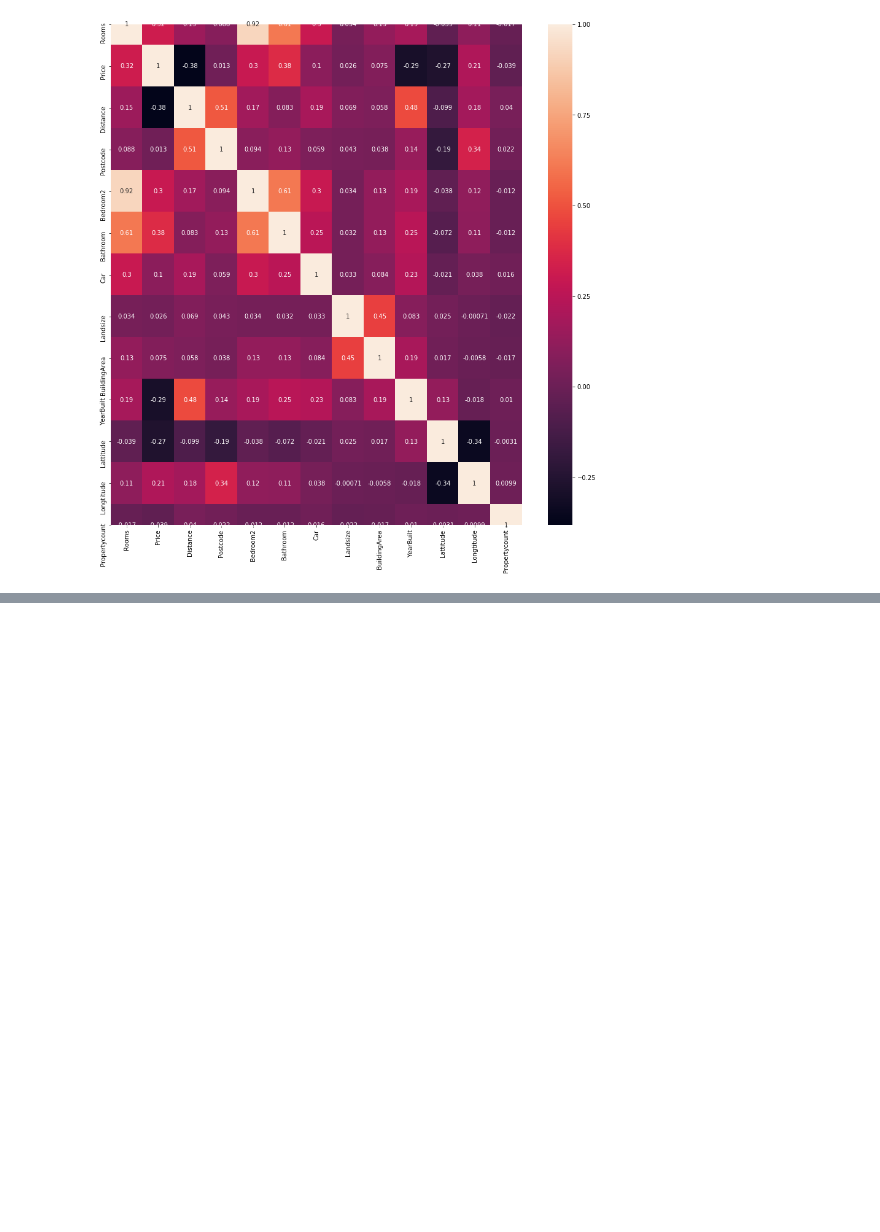
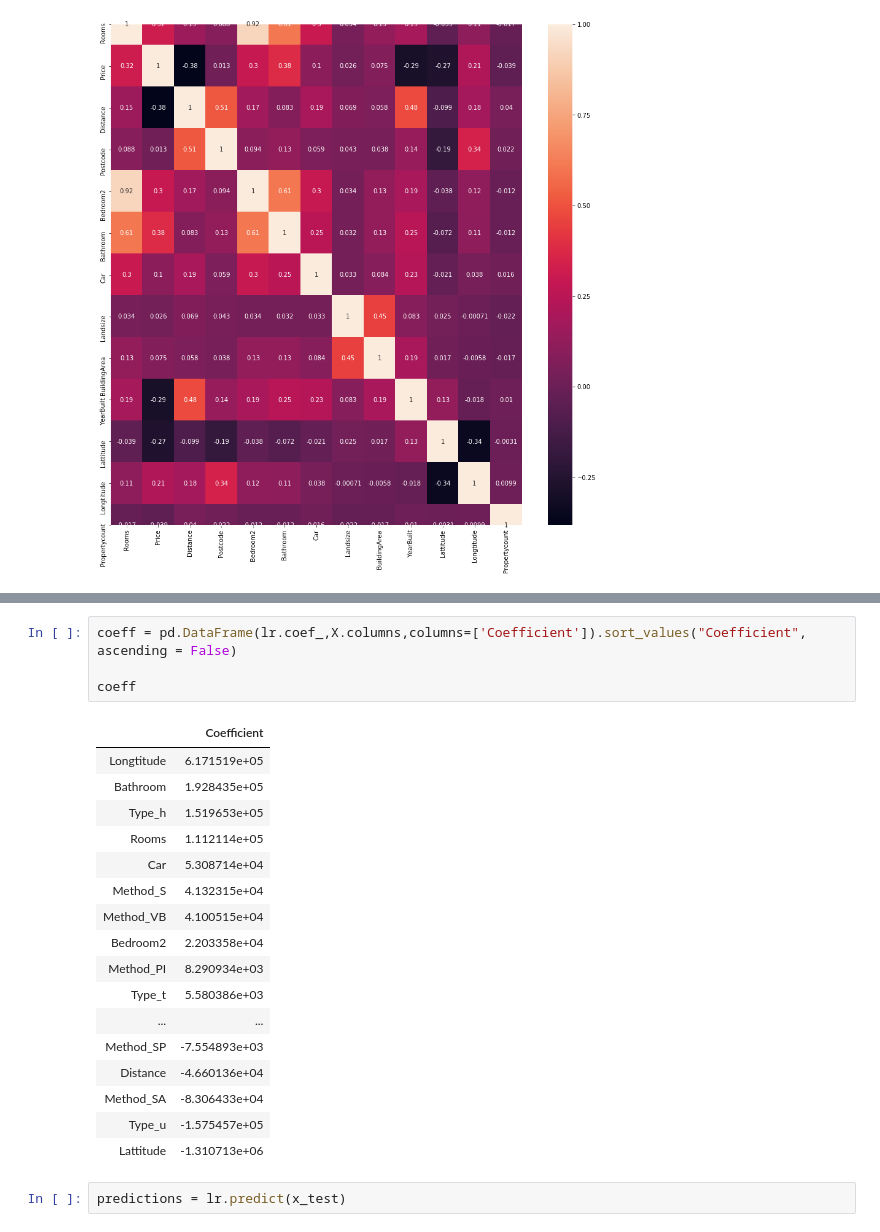
Before and after one commit to apop08/melborne-housing-data, a Jupyter notebook: Melborne_house.ipynb, the cells around one changed output, grey strips where cells are left out. Cells and saved outputs as stored; diff of their text form; blank space fills up the shorter version.

```diff
--- a/Melborne_house.ipynb
+++ b/Melborne_house.ipynb
@@ -127,0 +172,24 @@ sns.heatmap(house_data[house_data["Type"] == "h"].corr(), annot=True)
+# %%
+coeff = pd.DataFrame(lr.coef_,X.columns,columns=['Coefficient']).sort_values("Coefficient", ascending = False)
+
+coeff
+# %% [output]
+|  | Coefficient |
+| Longtitude | 6.171519e+05 |
+| Bathroom | 1.928435e+05 |
+| Type_h | 1.519653e+05 |
+| Rooms | 1.112114e+05 |
+| Car | 5.308714e+04 |
+| Method_S | 4.132315e+04 |
+| Method_VB | 4.100515e+04 |
+| Bedroom2 | 2.203358e+04 |
+| Method_PI | 8.290934e+03 |
+| Type_t | 5.580386e+03 |
+| ... | ... |
+| Method_SP | -7.554893e+03 |
+| Distance | -4.660136e+04 |
+| Method_SA | -8.306433e+04 |
+| Type_u | -1.575457e+05 |
+| Lattitude | -1.310713e+06 |
+# %%
+predictions = lr.predict(x_test)
```
Also changed, not shown: parts of 13 cells of this notebook.
